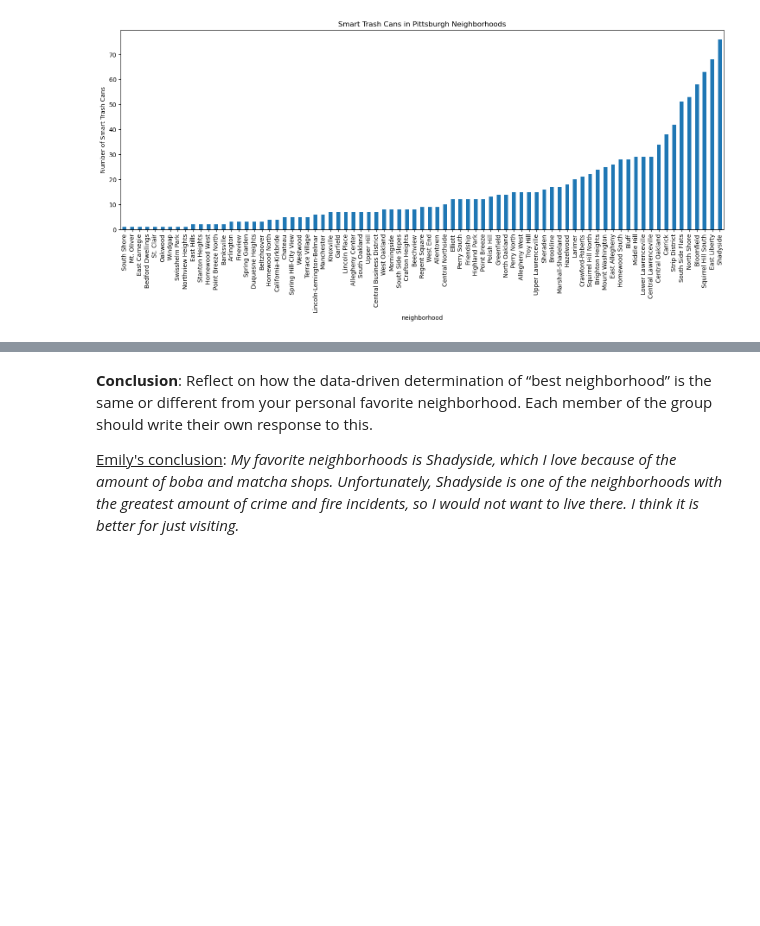
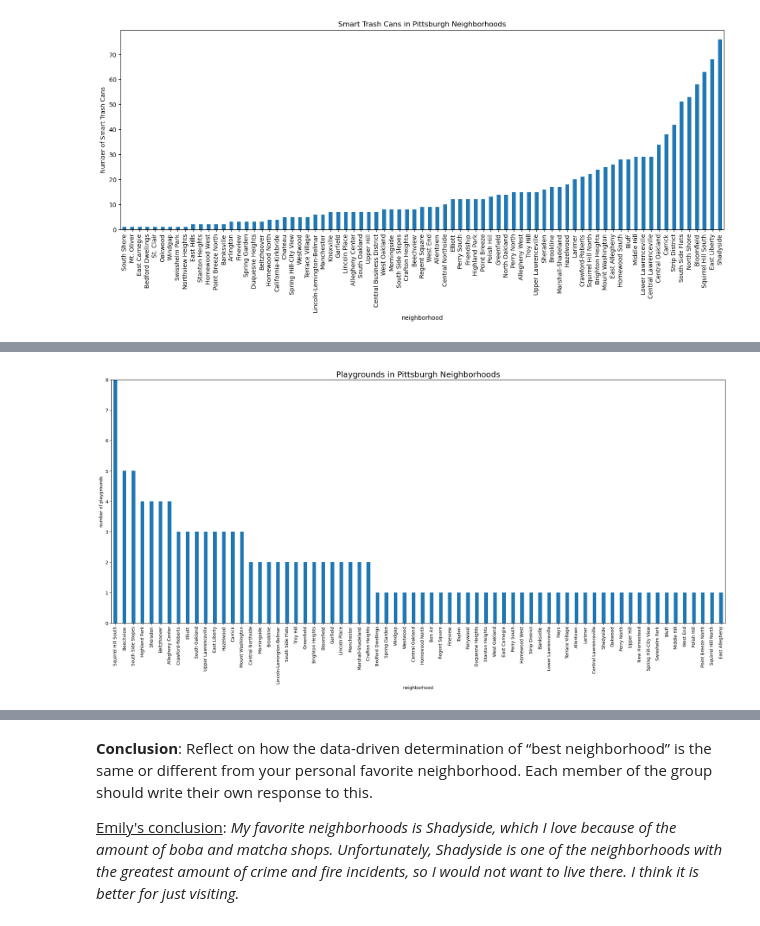
Before and after one commit to jez115/final-project, a Jupyter notebook: Group.ipynb, the cells around one changed output, grey strips where cells are left out. Saved outputs shown, nothing was run; the diff lists cells and outputs as text; code cells hidden in the pictures; blank space fills up the shorter version.

```diff
--- a/Group.ipynb
+++ b/Group.ipynb
@@ -101,5 +98,11 @@ plt.show()
 import pandas as pd
 import numpy as np
 %matplotlib inline
+import matplotlib.pyplot as plt
 playground = pd.read_csv('playground.csv')
+p2 = playground['neighborhood'].value_counts().sort_values(ascending = False)
+p2.plot(kind = "bar", width = .4, figsize=(25,10), ylim=(0,8))
+plt.ylabel("number of playgrounds")
+plt.title("Playgrounds in Pittsburgh Neighborhoods", fontsize = 18)
+plt.show()
 # %% [output]
@@ -116,0 +109 @@ playground = pd.read_csv('playground.csv')
+[figure, added]
```
Also changed, not shown: parts of 4 cells of this notebook, 1 other file.
